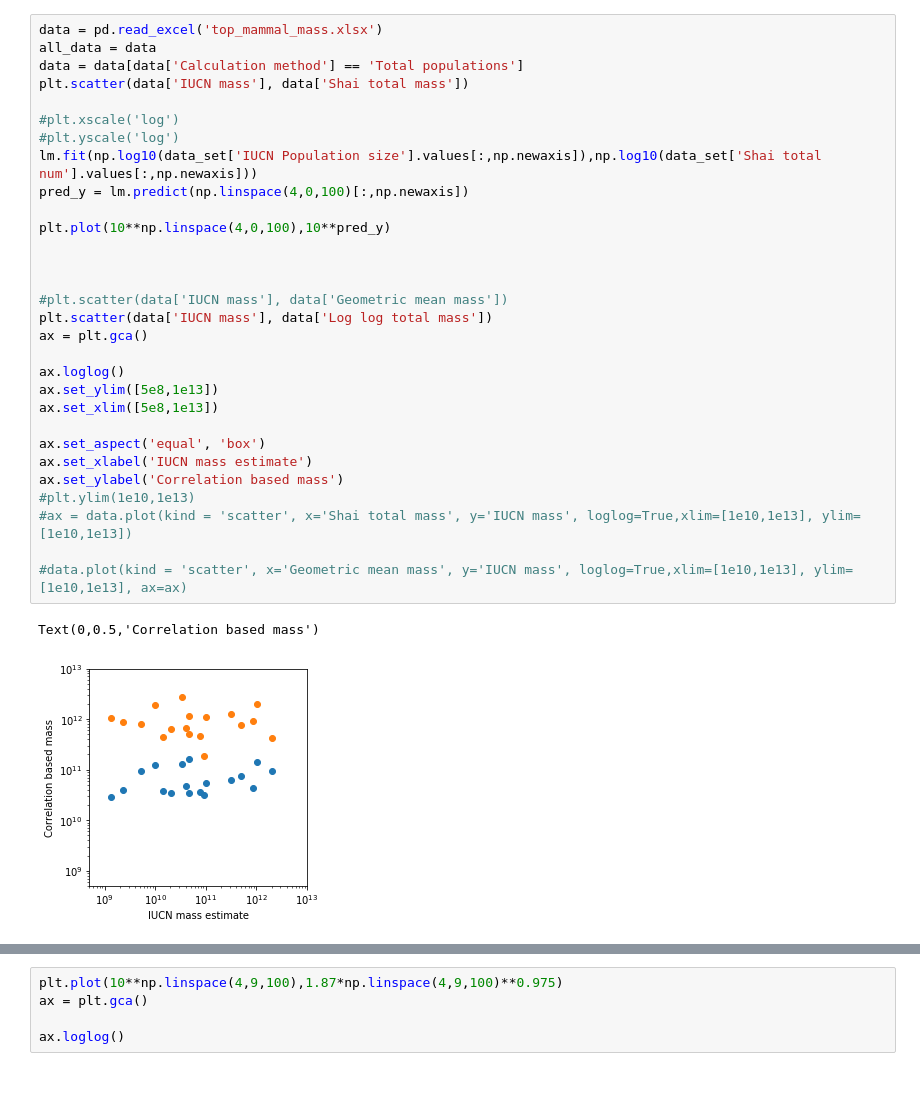
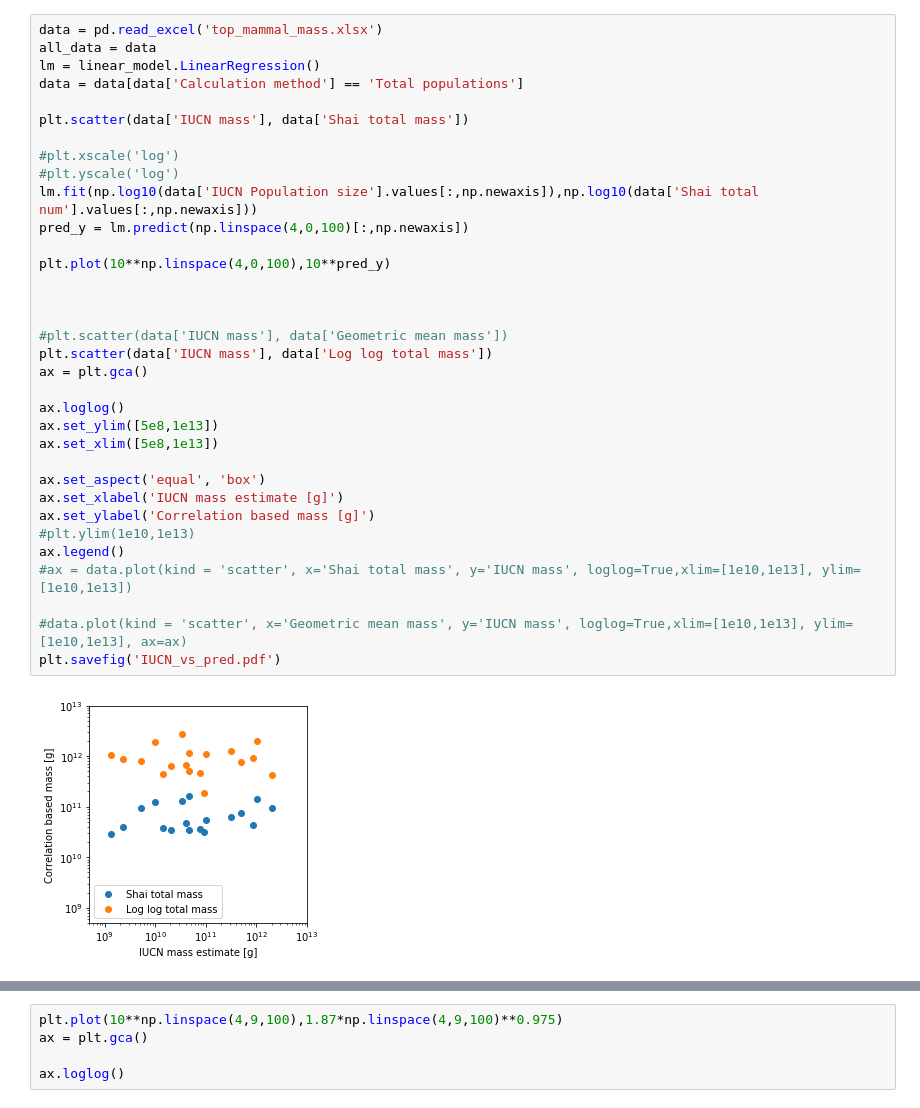
Before and after one commit to yinonbaron/wild_mammal_biomass, a Jupyter notebook: ICUN_validation.ipynb, the cells around one changed output, grey strips where cells are left out. Drawn from its saved outputs; the diff is of its cells as text; blank space fills up the shorter version.

```diff
--- a/ICUN_validation.ipynb
+++ b/ICUN_validation.ipynb
@@ -8,36 +14,39 @@ from sklearn import linear_model
 # %%
 data = pd.read_excel('top_mammal_mass.xlsx')
 all_data = data
+lm = linear_model.LinearRegression()
 data = data[data['Calculation method'] == 'Total populations']
+
 plt.scatter(data['IUCN mass'], data['Shai total mass'])
 
 #plt.xscale('log')
 #plt.yscale('log')
-lm.fit(np.log10(data_set['IUCN Population size'].values[:,np.newaxis]),np.log10(data_set['Shai total num'].values[:,np.newaxis]))
+lm.fit(np.log10(data['IUCN Population size'].values[:,np.newaxis]),np.log10(data['Shai total num'].values[:,np.newaxis]))
 pred_y = lm.predict(np.linspace(4,0,100)[:,np.newaxis])
 
 plt.plot(10**np.linspace(4,0,100),10**pred_y)
 
 
 
 #plt.scatter(data['IUCN mass'], data['Geometric mean mass'])
 plt.scatter(data['IUCN mass'], data['Log log total mass'])
 ax = plt.gca()
 
 ax.loglog()
 ax.set_ylim([5e8,1e13])
 ax.set_xlim([5e8,1e13])
 
 ax.set_aspect('equal', 'box')
-ax.set_xlabel('IUCN mass estimate')
-ax.set_ylabel('Correlation based mass')
+ax.set_xlabel('IUCN mass estimate [g]')
+ax.set_ylabel('Correlation based mass [g]')
 #plt.ylim(1e10,1e13)
+ax.legend()
 #ax = data.plot(kind = 'scatter', x='Shai total mass', y='IUCN mass', loglog=True,xlim=[1e10,1e13], ylim=[1e10,1e13])
 
 #data.plot(kind = 'scatter', x='Geometric mean mass', y='IUCN mass', loglog=True,xlim=[1e10,1e13], ylim=[1e10,1e13], ax=ax)
+plt.savefig('IUCN_vs_pred.pdf')
 # %% [output]
-Text(0,0.5,'Correlation based mass')
-[figure, old version]
+[figure, new version]
 # %%
 plt.scatter(data['IUCN Population size'],data['Shai total num'])
 ax = plt.gca()
```
Also changed, not shown: parts of 5 cells of this notebook, 5 other files.
